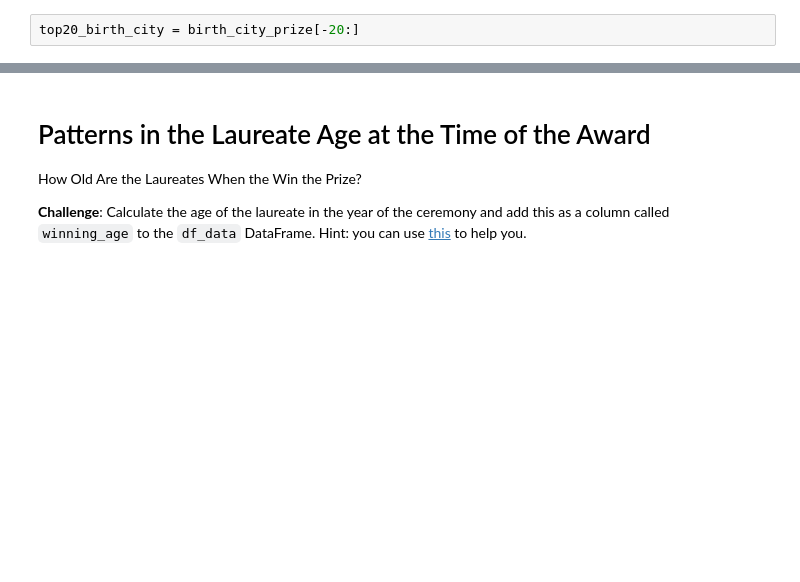
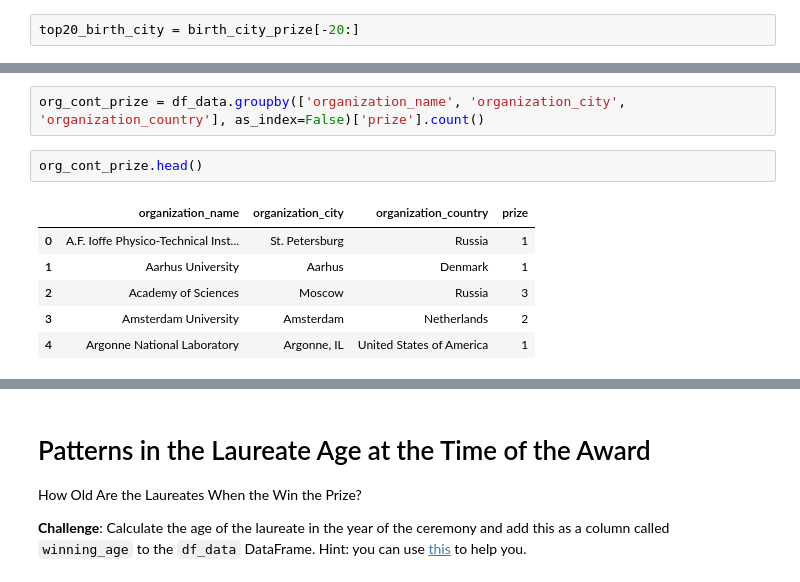
Before and after one commit to MohammadAburub93/Python-Data-Science-Practice, a Jupyter notebook: Nobel Prize Analysis/Nobel_Prize_Analysis_(start).ipynb, the cells around one changed output, grey strips where cells are left out. Cells and saved outputs as stored; diff of their text form; blank space fills up the shorter version.

```diff
--- a/Nobel Prize Analysis/Nobel_Prize_Analysis_(start).ipynb
+++ b/Nobel Prize Analysis/Nobel_Prize_Analysis_(start).ipynb
@@ -862,3 +862,14 @@ birth_city_bar.show()
 Here's what you're aiming for:
 
 <img src=https://i.imgur.com/cemX4m5.png width=300>
+# %%
+org_cont_prize = df_data.groupby(['organization_name', 'organization_city', 'organization_country'], as_index=False)['prize'].count()
+# %%
+org_cont_prize.head()
+# %% [output]
+|  | organization_name | organization_city | organization_country | prize |
+| 0 | A.F. Ioffe Physico-Technical Inst... | St. Petersburg | Russia | 1 |
+| 1 | Aarhus University | Aarhus | Denmark | 1 |
+| 2 | Academy of Sciences | Moscow | Russia | 3 |
+| 3 | Amsterdam University | Amsterdam | Netherlands | 2 |
+| 4 | Argonne National Laboratory | Argonne, IL | United States of America | 1 |
```
Also changed, not shown: parts of 1 cell of this notebook.
